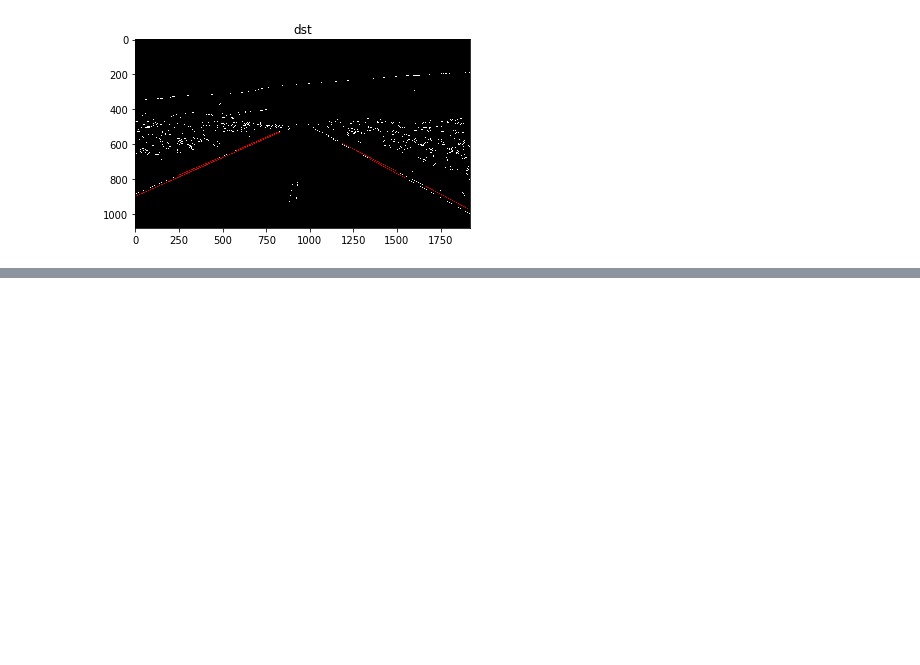
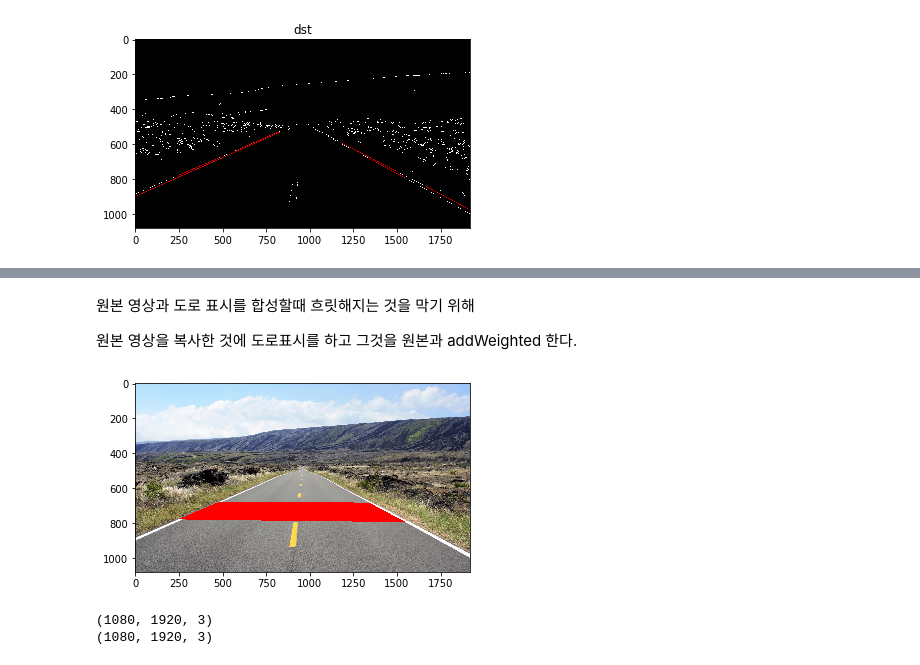
Before and after one commit to loftmain/opencv_project, a Jupyter notebook: vision_day1.ipynb, the cells around one changed output, grey strips where cells are left out. Drawn from its saved outputs; the diff is of its cells as text; code cells hidden in the pictures; blank space fills up the shorter version.

```diff
--- a/vision_day1.ipynb
+++ b/vision_day1.ipynb
@@ -390,0 +496,19 @@ imshow('dst', dst)
+# %% [markdown]
+원본 영상과 도로 표시를 합성할때 흐릿해지는 것을 막기 위해
+
+원본 영상을 복사한 것에 도로표시를 하고 그것을 원본과 addWeighted 한다.
+# %%
+src = cv2.imread('vision/lane.jpg')
+src_copy = src.copy()
+poly = np.array(poly)
+cv2.fillPoly(src_copy, [poly], (0, 0, 255))
+imshow('', src_copy)
+# %% [output]
+[figure, added]
+# %%
+print(src.shape)
+print(src_copy.shape)
+dst2 = cv2.addWeighted(src, 0.7, src_copy, 0.3, 0.0)
+# %% [output]
+(1080, 1920, 3)
+(1080, 1920, 3)
```
Also changed, not shown: parts of 11 cells of this notebook, 1 other file.
